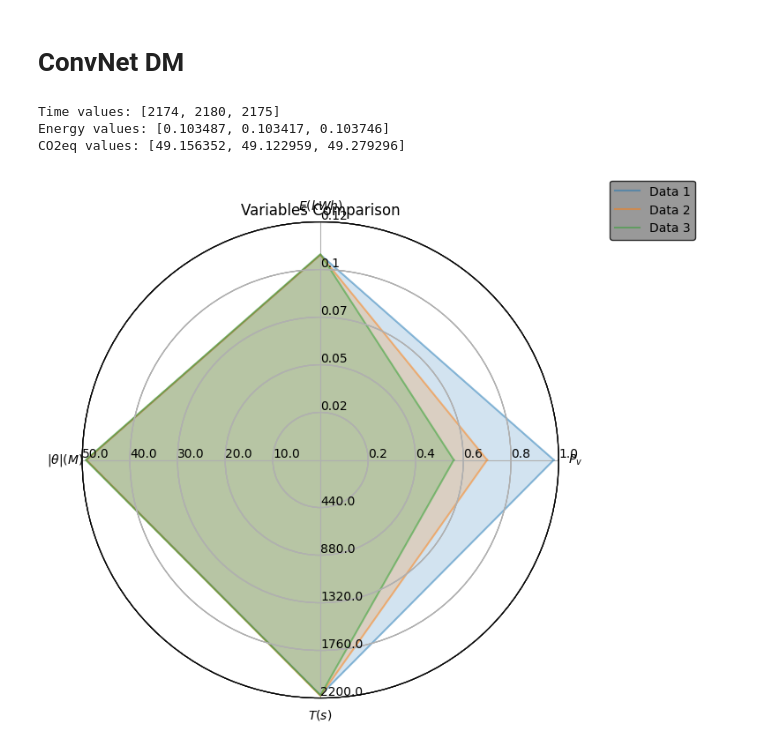
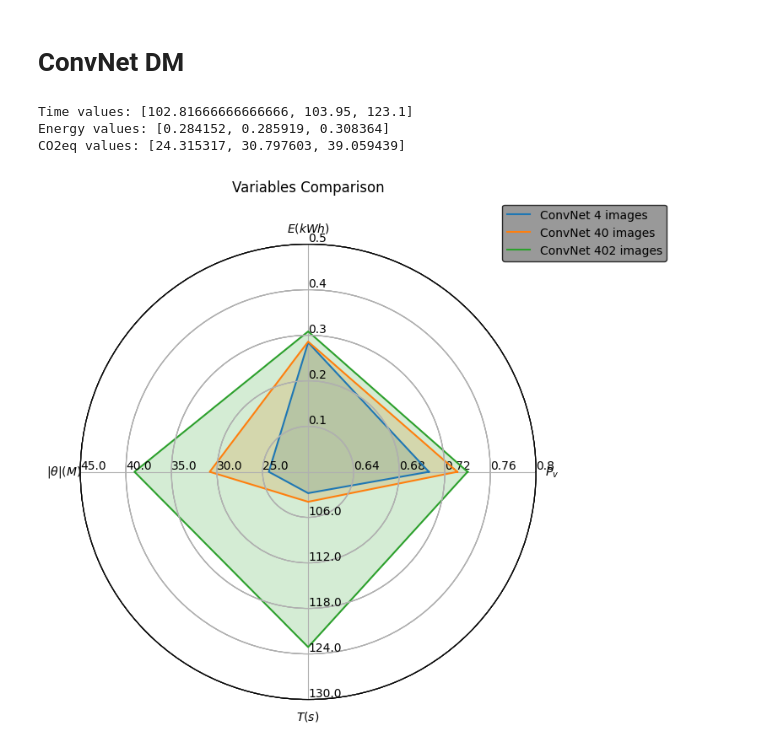
Before and after one commit to Thire399/DC-MasterThesis-2023, a Jupyter notebook: CarbonTrackerPlot.ipynb, the cells around one changed output. Cells and saved outputs as stored; diff of their text form; code cells hidden in the pictures.

```diff
--- a/CarbonTrackerPlot.ipynb
+++ b/CarbonTrackerPlot.ipynb
@@ -135,8 +132,8 @@ def process_log_files(log_files):
                         value = parts[1].strip()
                         if label == 'Time:':
                             hours, minutes, seconds = value.split(':')
-                            total_seconds = int(hours) * 3600 + int(minutes) * 60 + int(seconds)
-                            time_values.append(total_seconds)
+                            total_min = int(int(hours) * 3600 + int(minutes) * 60 + int(seconds))/60
+                            time_values.append(total_min)
                         elif label == 'Energy:':
                             energy = float(value.rstrip(' kWh'))
                             energy_values.append(energy)
@@ -147,19 +144,24 @@ def process_log_files(log_files):
                     break
     return time_values, energy_values, co2eq_values
 # %%
-def plot_radar(acc_values_1, time_values, energy_values, co2eq_values):
+def plot_radar(labels, acc_values_1, time_values, energy_values, co2eq_values):
     variables = (r'$P_v$', r'$E(kWh)$', r'$|\theta|(M)$', r'$T(s)$')
     fig1 = plt.figure(figsize=(6, 6))
-    radar = ComplexRadar(fig1, variables, [(0, 1), (0, 0.12), (0, 50), (0, 2200)])
-
+    radar = ComplexRadar(fig1, variables, [(0.6, 0.8), (0, 0.5), (20,45), (100, 130)])
     for i in range(len(time_values)):
         data = (acc_values_1[i], energy_values[i], co2eq_values[i], time_values[i])
-        radar.plot(data, label=f'Data {i+1}', alpha = 0.5)
+        radar.plot(data, label=labels[i])
         radar.fill(data, alpha=0.2)
 
     le = radar.ax.legend(loc='upper right', frameon=1, bbox_to_anchor=(1.3, 1.1))
     frame = le.get_frame()
     frame.set_facecolor('grey')
     frame.set_edgecolor('black')
-    plt.title('Variables Comparison')
+
+    radar.ax.set_label_position('out')  # Adjusts the position of the axis labels
+    radar.ax.set_yticklabels([])  # Removes the default y-axis tick labels
+    radar.ax.set_xticklabels([])  # Removes the default x-axis tick labels
+
+    radar.ax.set_xlabel('X-Axis Label', labelpad=10)
+    plt.title('Variables Comparison', y=1.1)
     plt.show()
@@ -166,23 +176,24 @@ def plot_radar(acc_values_1, time_values, energy_values, co2eq_values):
 # %% [markdown]
 # ConvNet DM
 # %%
-os.chdir(os.getcwd())
-path = 'Data/Synthetic_Alzheimer_MRI/CarbonLogs/'
-end = '.log'
-log_files_test = [f'{path}NEW_DMAfterAL_LR1_k20_100_even_4_1ConvNet2_5004_2023-05-12T153034Z_carbontracker_output{end}'
-                  ,f'{path}NEW_DMAfterAL_LR1_k20_100_even_4_2ConvNet2_19428_2023-05-12T144727Z_carbontracker_output{end}'
-                  ,f'{path}NEW_DMAfterAL_LR1_k20_100_even_4ConvNet2_9000_2023-05-12T140248Z_carbontracker_output{end}'
+log_files_DM = [f'{path}CARBON_T_DM_LR1_k20000_4ConvNet2_14556_2023-05-19T005308Z_carbontracker_output{end}'
+                  ,f'{path}CARBON_T_DM_LR1_k20000_40ConvNet2_18504_2023-05-18T225134Z_carbontracker_output{end}'
+                  ,f'{path}CARBON_T_DM_LR1_k20000_402ConvNet2_10000_2023-05-18T204032Z_carbontracker_output{end}'
                   ]
-time_values, energy_values, duration_values = process_log_files(log_files_test)
-acc_values_1= [0.98, 0.7, 0.56]
+
+time_values1, energy_values1, co2eq_values1 = process_log_files(log_files_DM)
+
+acc_values_1= [0.706, 0.731, 0.74]
+
 # Print the extracted values
-print("Time values:", time_values)
-print("Energy values:", energy_values)
-print("CO2eq values:", duration_values)
+print("Time values:", time_values1)
+print("Energy values:", energy_values1)
+print("CO2eq values:", co2eq_values1)
 
-plot_radar(acc_values_1, time_values, energy_values, duration_values)
+labels = ['ConvNet 4 images', 'ConvNet 40 images', 'ConvNet 402 images']
+plot_radar(labels, acc_values_1, time_values1, energy_values1, co2eq_values1)
 # %% [output]
-Time values: [2174, 2180, 2175]
-Energy values: [0.103487, 0.103417, 0.103746]
-CO2eq values: [49.156352, 49.122959, 49.279296]
+Time values: [102.81666666666666, 103.95, 123.1]
+Energy values: [0.284152, 0.285919, 0.308364]
+CO2eq values: [24.315317, 30.797603, 39.059439]
-[figure, old version]
+[figure, new version]
```
Also changed, not shown: parts of 4 cells of this notebook.
